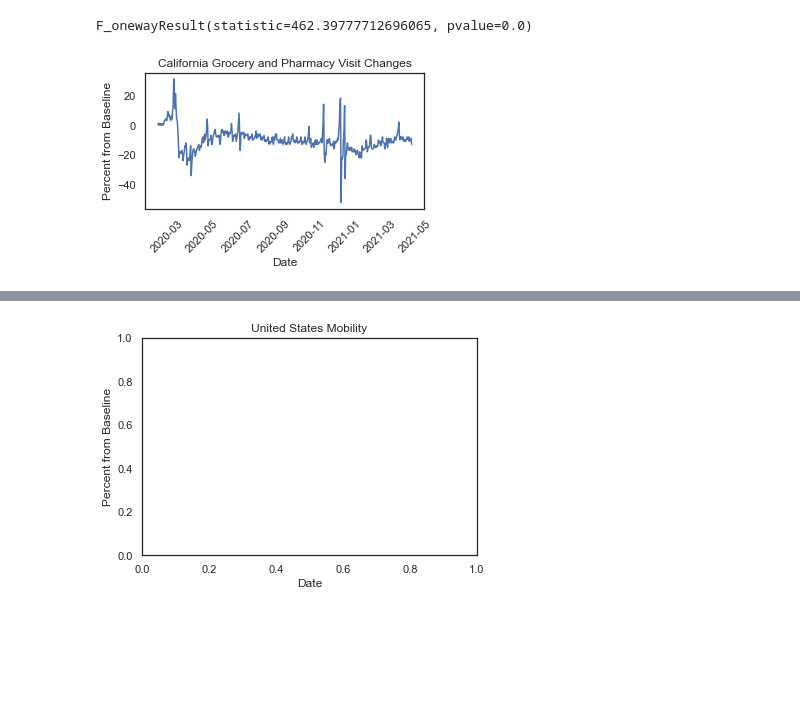
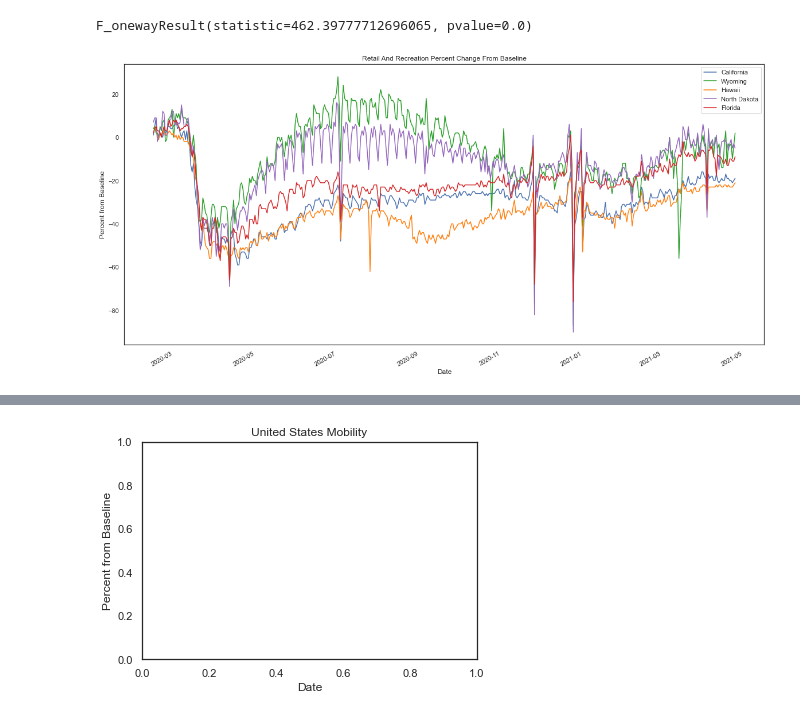
Before and after one commit to Munseaux/Pandemic-Movement, a Jupyter notebook: graphs.ipynb, the cells around one changed output, grey strips where cells are left out. Saved outputs shown, nothing was run; the diff lists cells and outputs as text; code cells hidden in the pictures; blank space fills up the shorter version.

Commit message:
working line graphs

```diff
--- a/graphs.ipynb
+++ b/graphs.ipynb
@@ -77,84 +75,61 @@ state_names = ["Alaska", "Alabama", "Arkansas", "Arizona", "California", "Colora
 # %%
 date2 = pd.to_datetime(places_df['date'], format="%Y/%m/%d")
 places_df['date'] = date2
 #function to format dates
 def x_axis_dates(ax=None, fig=None):
 
     if ax is None: ax = plt.gca()
     if fig is None: fig = plt.gcf()
     loc = mdates.AutoDateLocator()
     fmt = mdates.AutoDateFormatter(loc)
     try:
         ax.xaxis.set_major_locator(loc)
         ax.xaxis.set_major_formatter(fmt)
     except AttributeError:
         for a in ax:
             # Fresh locators/formatters are needed for each instance
             loc = mdates.AutoDateLocator()
             fmt = mdates.AutoDateFormatter(loc)
             a.xaxis.set_major_locator(loc)
             a.xaxis.set_major_formatter(fmt)
     fig.autofmt_xdate()
 
-graph_df = places_df[(places_df['sub_region_1'] == 'California') & (places_df['sub_region_2'].isnull())]
+#make state dataframes
+cali_df = places_df[(places_df['sub_region_1'] == 'California') & (places_df['sub_region_2'].isnull())]
+wyoming_df = places_df[(places_df['sub_region_1'] == 'Wyoming') & (places_df['sub_region_2'].isnull())]
+hawaii_df = places_df[(places_df['sub_region_1'] == 'Hawaii') & (places_df['sub_region_2'].isnull())]
+dakota_df = places_df[(places_df['sub_region_1'] == 'North Dakota') & (places_df['sub_region_2'].isnull())]
+florida_df = places_df[(places_df['sub_region_1'] == 'Florida') & (places_df['sub_region_2'].isnull())]
 
-plt.figure(figsize=(5, 2.5))
-plt.plot(graph_df['date'], graph_df['grocery_and_pharmacy_percent_change_from_baseline'])
-plt.title('California Grocery and Pharmacy Visit Changes')
-plt.xlabel('Date')
-# Set the y axis label of the current axis.
-plt.ylabel('Percent from Baseline')
-plt.xticks(rotation=45)
-# show a legend on the plot
-plt.legend
-x_axis_dates
 
-plt.show()
+#plotting interesting states against one another for all variables
+columns = ['retail_and_recreation_percent_change_from_baseline',
+    'grocery_and_pharmacy_percent_change_from_baseline',
+    'parks_percent_change_from_baseline',
+    'transit_stations_percent_change_from_baseline',
+    'workplaces_percent_change_from_baseline',
+    'residential_percent_change_from_baseline']
 
-graph_df = places_df[(places_df['sub_region_1'] == 'Wyoming') & (places_df['sub_region_2'].isnull())]
+for column in columns:
+    plt.figure(figsize=(20, 10))
+    plt.plot(cali_df['date'], cali_df[column])
+    plt.plot(wyoming_df['date'], wyoming_df[column], color='tab:green')
+    plt.plot(hawaii_df['date'], hawaii_df[column], color='tab:orange')
+    plt.plot(dakota_df['date'], dakota_df[column], color='tab:purple')
+    plt.plot(florida_df['date'], florida_df[column], color='tab:red')
 
-plt.figure(figsize=(5, 2.5))
-plt.plot(graph_df['date'], graph_df['grocery_and_pharmacy_percent_change_from_baseline'])
-plt.title('Wyoming Grocery and Pharmacy Visit Changes')
-plt.xlabel('Date')
-# Set the y axis label of the current axis.
-plt.ylabel('Percent from Baseline')
-plt.xticks(rotation=45)
-# show a legend on the plot
-plt.legend
-x_axis_dates
+    labels= ['California', 'Wyoming', 'Hawaii', 'North Dakota', 'Florida']
+    #format the new plot
+    title = column.replace('_', ' ').title()  # formatting the column names so they are't super ugly graph names.
+    plt.title(f'{title}')
+    plt.xlabel('Date')
+    # Set the y axis label of the current axis.
+    plt.ylabel('Percent from Baseline')
+    plt.xticks(rotation=45)
+    # show a legend on the plot
+    plt.legend(labels=labels)
+    x_axis_dates()
 
-plt.show()
-
-graph_df = places_df[(places_df['sub_region_1'] == 'Hawaii') & (places_df['sub_region_2'].isnull())]
-
-plt.figure(figsize=(5, 2.5))
-plt.plot(graph_df['date'], graph_df['grocery_and_pharmacy_percent_change_from_baseline'])
-plt.title('Hawaii Grocery and Pharmacy Visit Changes')
-plt.xlabel('Date')
-# Set the y axis label of the current axis.
-plt.ylabel('Percent from Baseline')
-plt.xticks(rotation=45)
-# show a legend on the plot
-plt.legend
-x_axis_dates
-
-plt.show()
-
-graph_df = places_df[(places_df['sub_region_1'] == 'North Dakota') & (places_df['sub_region_2'].isnull())]
-
-plt.figure(figsize=(5, 2.5))
-plt.plot(graph_df['date'], graph_df['grocery_and_pharmacy_percent_change_from_baseline'])
-plt.title('North Dakota Grocery and Pharmacy Visit Changes')
-
-plt.xlabel('Date')
-# Set the y axis label of the current axis.
-plt.ylabel('Percent from Baseline')
-plt.xticks(rotation=45)
-# show a legend on the plot
-plt.legend
-x_axis_dates
-
-plt.show()
+    plt.show()
 # %% [output]
-[figure, old version]
+[figure, new version]
```
Also changed, not shown: parts of 4 cells of this notebook, 5 other files.
